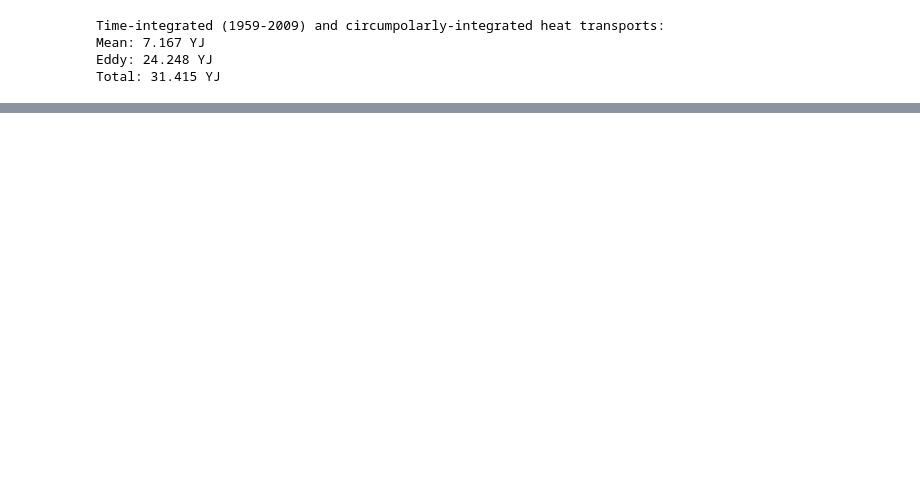
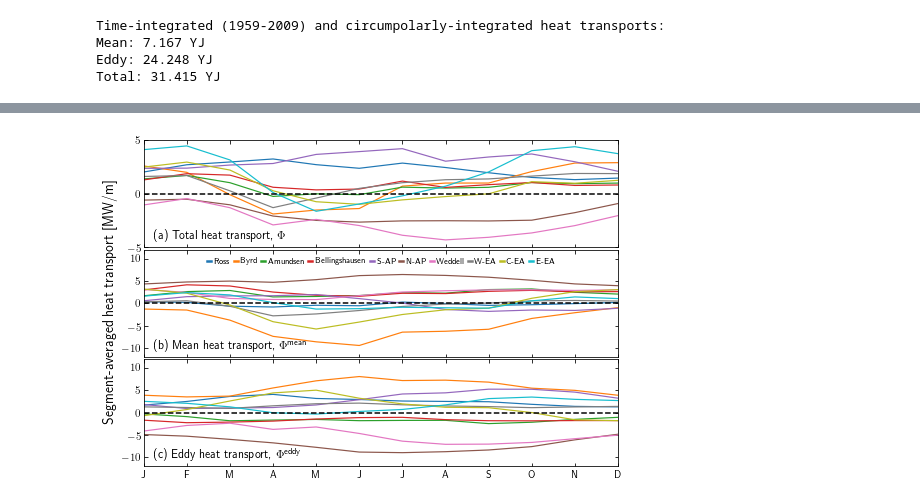
Before and after one commit to apaloczy/AntarcticaCircumpolarIntrusions, a Jupyter notebook: plot_figs/figs05-07_09-10_S3-S8/figs05-07_09-10_S3-S8.ipynb, the cells around one changed output, grey strips where cells are left out. Saved outputs shown, nothing was run; the diff lists cells and outputs as text; code cells hidden in the pictures; blank space fills up the shorter version.

```diff
--- a/plot_figs/figs05-07_09-10_S3-S8/figs05-07_09-10_S3-S8.ipynb
+++ b/plot_figs/figs05-07_09-10_S3-S8/figs05-07_09-10_S3-S8.ipynb
@@ -2079,32 +2129,34 @@ for legobj in leg.legendHandles:
 ax[1].set_ylabel(r"Segment-averaged heat transport [MW/m]", fontsize=14, fontweight='black')
 ax[2].set_xticks(xmossn)
 ax[2].set_xticklabels(xmossn_labels)
 
 ax[0].grid(False)
 ax[1].grid(False)
 ax[2].grid(False)
 ax[0].set_yticks([-5, 0, 5])
 ax[1].set_yticks([-10, -5, 0, 5, 10])
 ax[2].set_yticks([-10, -5, 0, 5, 10])
 ax[0].set_ylim(-5, 5)
 ax[1].set_ylim(-12, 12)
 ax[2].set_ylim(-12, 12)
 
 ax[0].yaxis.set_tick_params(labelsize=11, pad=3)
 ax[1].yaxis.set_tick_params(labelsize=11, pad=3)
 ax[2].yaxis.set_tick_params(labelsize=11, pad=3)
 
 xletter, yletter = 0.02, 0.075
 ax[0].text(xletter, yletter, r'(a) Total heat transport, $\Phi$', fontsize=12, color='k', fontweight='black', transform=ax[0].transAxes)
 ax[1].text(xletter, yletter, r'(b) Mean heat transport, $\Phi^\text{mean}$', fontsize=12, color='k', fontweight='black', transform=ax[1].transAxes)
 ax[2].text(xletter, yletter, r'(c) Eddy heat transport, $\Phi^\text{eddy}$', fontsize=12, color='k', fontweight='black', transform=ax[2].transAxes)
 
 fig.subplots_adjust(hspace=0.02)
 
 plt.draw()
 figname = 'fig_segsssn.eps'
 figname2 = 'fig_segsssn.png'
-kwsavefig_ssn = {'bbox_inches': 'tight', 'fmt': 'eps', 'pad_inches': 0.0}
-kwsavefig_ssn2 = {'bbox_inches': 'tight', 'fmt': 'png', 'pad_inches': 0.0}
+kwsavefig_ssn = {'bbox_inches': 'tight', 'fmt': 'eps', 'pad_inches': 0.1}
+kwsavefig_ssn2 = {'bbox_inches': 'tight', 'fmt': 'png', 'pad_inches': 0.1}
 fig.savefig(figname, **kwsavefig_ssn)
 fig.savefig(figname2, **kwsavefig_ssn2)
+# %% [output]
+[figure, added]
```
Also changed, not shown: parts of 12 cells of this notebook, 9 other files.
